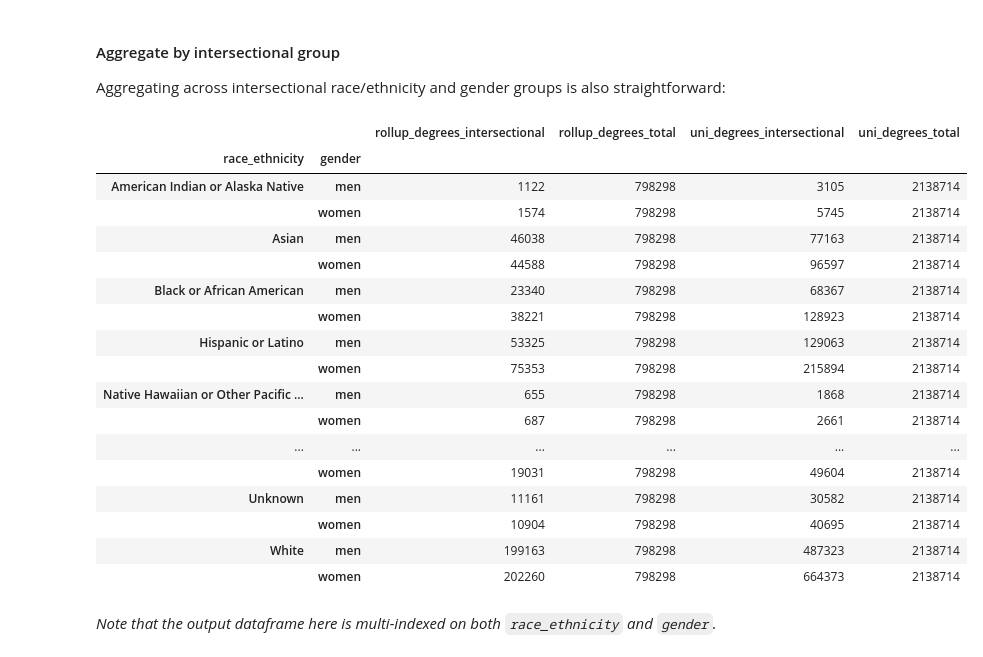
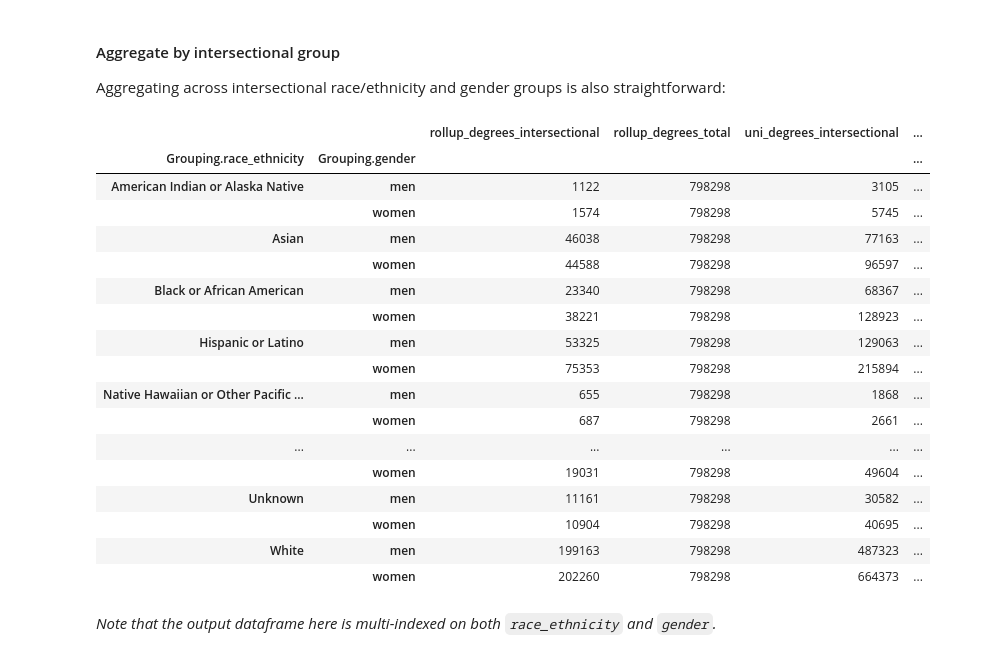
Before and after one commit to scienceforamerica/scipeds, a Jupyter notebook: docs/docs/usage.ipynb, the cells around one changed output. Saved outputs shown, nothing was run; the diff lists cells and outputs as text; code cells hidden in the pictures.

```diff
--- a/docs/docs/usage.ipynb
+++ b/docs/docs/usage.ipynb
@@ -201,29 +201,29 @@ Aggregating across intersectional race/ethnicity and gender groups is also strai
 # %%
 # Aggregate to intersectional groups
 engine.rollup_by_grouping(
-    grouping="intersectional",
+    grouping=Grouping.intersectional,
     rollup=ncses_stem,
     query_filters=filters,
 )
 # %% [output]
-|  |  | rollup_degrees_intersectional | rollup_degrees_total | uni_degrees_intersectional | uni_degrees_total |
-| race_ethnicity | gender |  |  |  |  |
-| American Indian or Alaska Native | men | 1122 | 798298 | 3105 | 2138714 |
-|  | women | 1574 | 798298 | 5745 | 2138714 |
-| Asian | men | 46038 | 798298 | 77163 | 2138714 |
-|  | women | 44588 | 798298 | 96597 | 2138714 |
-| Black or African American | men | 23340 | 798298 | 68367 | 2138714 |
-|  | women | 38221 | 798298 | 128923 | 2138714 |
-| Hispanic or Latino | men | 53325 | 798298 | 129063 | 2138714 |
-|  | women | 75353 | 798298 | 215894 | 2138714 |
-| Native Hawaiian or Other Pacific ... | men | 655 | 798298 | 1868 | 2138714 |
-|  | women | 687 | 798298 | 2661 | 2138714 |
+|  |  | rollup_degrees_intersectional | rollup_degrees_total | uni_degrees_intersectional | ... |
+| Grouping.race_ethnicity | Grouping.gender |  |  |  | ... |
+| American Indian or Alaska Native | men | 1122 | 798298 | 3105 | ... |
+|  | women | 1574 | 798298 | 5745 | ... |
+| Asian | men | 46038 | 798298 | 77163 | ... |
+|  | women | 44588 | 798298 | 96597 | ... |
+| Black or African American | men | 23340 | 798298 | 68367 | ... |
+|  | women | 38221 | 798298 | 128923 | ... |
+| Hispanic or Latino | men | 53325 | 798298 | 129063 | ... |
+|  | women | 75353 | 798298 | 215894 | ... |
+| Native Hawaiian or Other Pacific ... | men | 655 | 798298 | 1868 | ... |
+|  | women | 687 | 798298 | 2661 | ... |
 | ... | ... | ... | ... | ... | ... |
-|  | women | 19031 | 798298 | 49604 | 2138714 |
-| Unknown | men | 11161 | 798298 | 30582 | 2138714 |
-|  | women | 10904 | 798298 | 40695 | 2138714 |
-| White | men | 199163 | 798298 | 487323 | 2138714 |
-|  | women | 202260 | 798298 | 664373 | 2138714 |
+|  | women | 19031 | 798298 | 49604 | ... |
+| Unknown | men | 11161 | 798298 | 30582 | ... |
+|  | women | 10904 | 798298 | 40695 | ... |
+| White | men | 199163 | 798298 | 487323 | ... |
+|  | women | 202260 | 798298 | 664373 | ... |
 # %% [markdown]
 _Note that the output dataframe here is multi-indexed on both `race_ethnicity` and `gender`._
 # %% [markdown]
```
Also changed, not shown: parts of 5 cells of this notebook.
